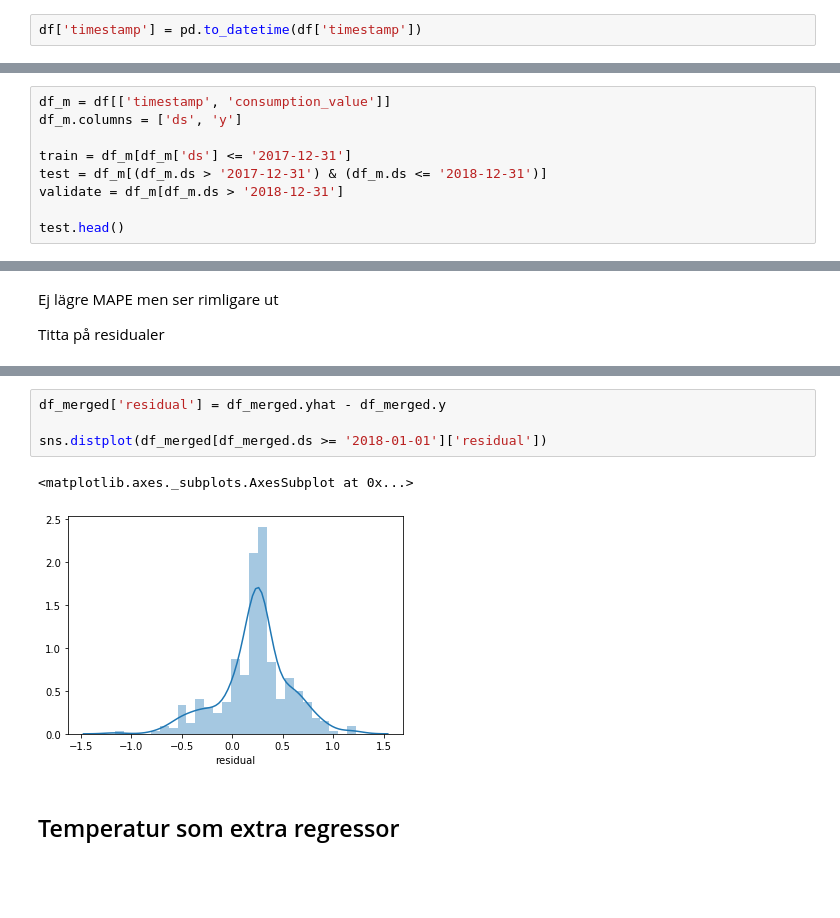
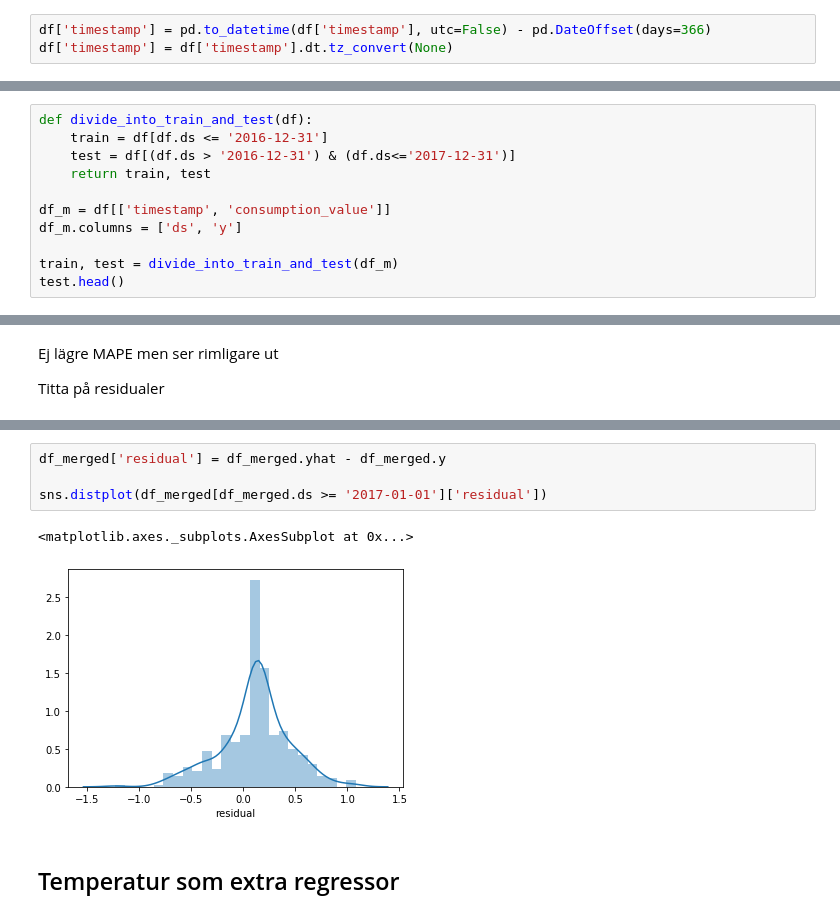
Before and after one commit to IdaLundholmBenzi/Analysutmaning_prognos, a Jupyter notebook: TDS9_forecast.ipynb, the cells around one changed output, grey strips where cells are left out. Drawn from its saved outputs; the diff is of its cells as text; blank space fills up the shorter version.

```diff
--- a/TDS9_forecast.ipynb
+++ b/TDS9_forecast.ipynb
@@ -28,2 +30,3 @@ df.head()
 # %%
-df['timestamp'] = pd.to_datetime(df['timestamp'])
+df['timestamp'] = pd.to_datetime(df['timestamp'], utc=False) - pd.DateOffset(days=366)
+df['timestamp'] = df['timestamp'].dt.tz_convert(None)
@@ -49,9 +68,0 @@ För prognostävlingen skall resultat utvärderas på senaste året vilket blir
-# %%
-df_m = df[['timestamp', 'consumption_value']]
-df_m.columns = ['ds', 'y']
-
-train = df_m[df_m['ds'] <= '2017-12-31']
-test = df_m[(df_m.ds > '2017-12-31') & (df_m.ds <= '2018-12-31')]
-validate = df_m[df_m.ds > '2018-12-31']
-
-test.head()
@@ -64,0 +69,11 @@ test.head()
+# %%
+def divide_into_train_and_test(df):
+    train = df[df.ds <= '2016-12-31']
+    test = df[(df.ds > '2016-12-31') & (df.ds<='2017-12-31')]
+    return train, test
+
+df_m = df[['timestamp', 'consumption_value']]
+df_m.columns = ['ds', 'y']
+
+train, test = divide_into_train_and_test(df_m)
+test.head()
@@ -145,10 +167,10 @@ sns.jointplot("yhat", "y", data=df_merged[df_merged.ds >= '2018-01-01'], kind="r
 # %%
 df_merged['residual'] = df_merged.yhat - df_merged.y
 
-sns.distplot(df_merged[df_merged.ds >= '2018-01-01']['residual'])
+sns.distplot(df_merged[df_merged.ds >= '2017-01-01']['residual'])
 # %% [output]
 <matplotlib.axes._subplots.AxesSubplot at 0x...>
-[figure, old version]
+[figure, new version]
 # %% [markdown]
 ## Temperatur som extra regressor
 # %%
```
Also changed, not shown: parts of 47 cells of this notebook.
